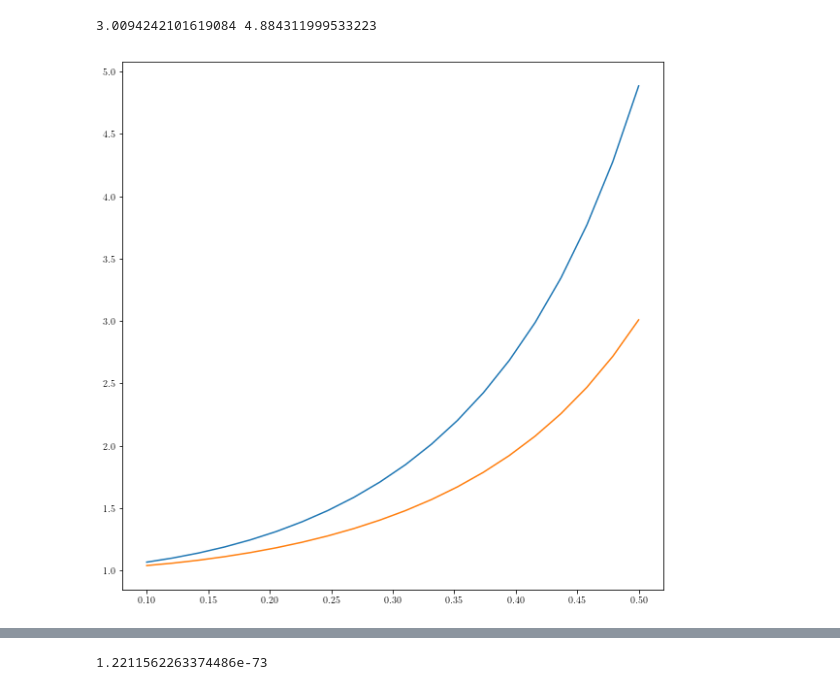
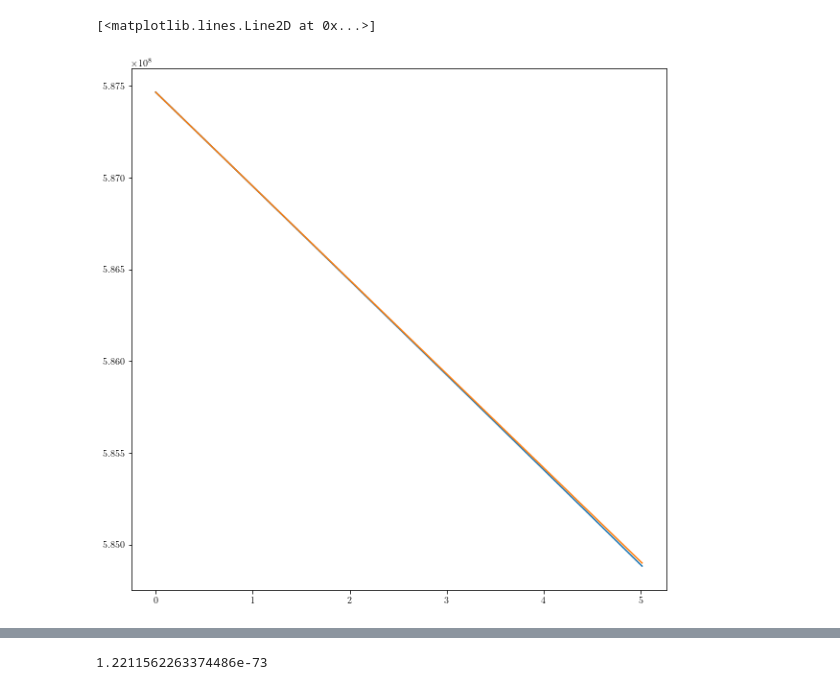
Before and after one commit to tomkimpson/Hierarchical-Triples, a Jupyter notebook: Jupyter/Code/NumericalEvolution.ipynb, the cells around one changed output, grey strips where cells are left out. Saved outputs shown, nothing was run; the diff lists cells and outputs as text; code cells hidden in the pictures.

```diff
--- a/Jupyter/Code/NumericalEvolution.ipynb
+++ b/Jupyter/Code/NumericalEvolution.ipynb
@@ -562,17 +638,32 @@ ax1.plot(e, RHS)
-# %%
-%matplotlib inline
-fig = plt.figure(figsize=(10,10))
-ax1 = plt.subplot2grid((1,1), (0,0))
-e = np.linspace(0.1,0.5,20)
-fe = (1-e**2)**(-7/2) * (1 + 73*e**2/24 + 37*e**4/96)
-ge = e*(1-e**2)**(-5/2) * (1 + 121*e**2/304)
-prefactor = e*(1-e**2)
-ax1.plot(e,fe)
-ax1.plot(e,prefactor**(-1)*ge)
-
-out1 = prefactor**(-1)*ge
-out2 = fe
-print (out1[-1],out2[-1])
-# %% [output]
-3.0094242101619084 4.884311999533223
-[figure, removed]
+# %%
+%matplotlib inline
+
+fig = plt.figure(figsize=(10,10))
+ax1 = plt.subplot2grid((1,1), (0,0))
+
+
+
+
+a1 = 587465609.3038191
+
+Cprime = -6.752505469155555e+23
+fe = 4.884311999533223
+
+
+
+
+tf = 5*365*24*3600
+t = np.linspace(0,tf,100)
+
+
+before = (4*Cprime*fe*t + a1**4)**(1/4)
+after = Cprime*fe*a1**(-3)*t + a1
+
+
+plot_t = t / (364*24*3600)
+
+ax1.plot(plot_t,before)
+ax1.plot(plot_t,after)
+# %% [output]
+[<matplotlib.lines.Line2D at 0x...>]
+[figure, added]
```
Also changed, not shown: parts of 6 cells of this notebook, 9 other files.
